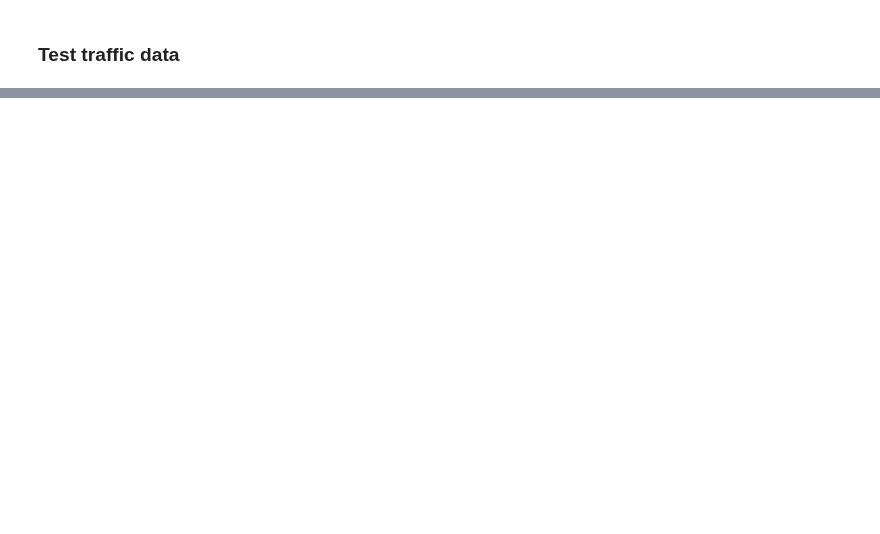
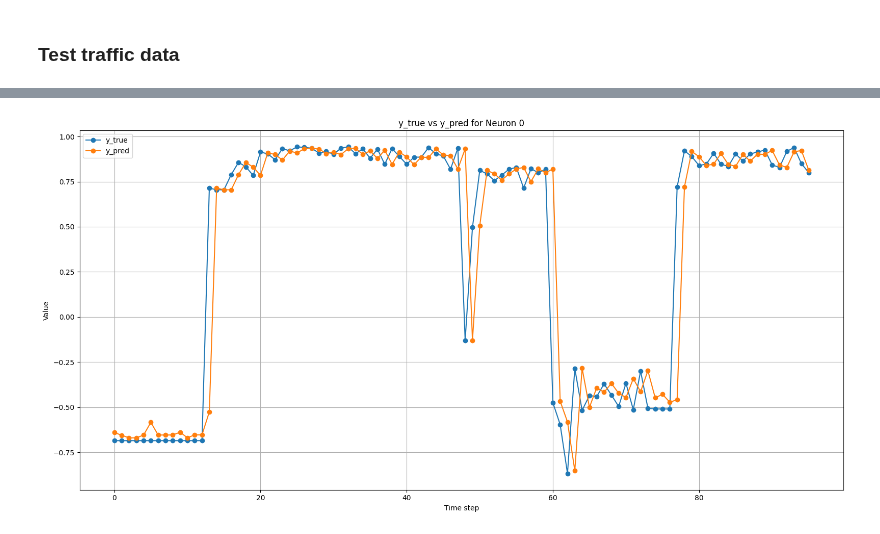
Before and after one commit to riccardocappi/Kan-for-Interpretable-Graph-Dynamics, a Jupyter notebook: post_processing.ipynb, the cells around one changed output, grey strips where cells are left out. Saved outputs shown, nothing was run; the diff lists cells and outputs as text; code cells hidden in the pictures; blank space fills up the shorter version.

```diff
--- a/post_processing.ipynb
+++ b/post_processing.ipynb
@@ -146,0 +330,13 @@ exp.run()
+# %%
+best_model = build_model_from_file(
+    best_params_file='./saved_models_optuna/model-metrla-gkan/metrla-ic10/0/best_params.json',
+    best_state_path='./saved_models_optuna/model-metrla-gkan/metrla-ic10/0/gkan/state_dict.pth',
+    message_passing=True,
+    include_time=True,
+    edge_index=dataset[0].edge_index
+)
+# %%
+train_size = int(0.8 * len(dataset))
+
+training_set = dataset[:train_size]
+valid_set = dataset[train_size:]
@@ -146,0 +353,22 @@ exp.run()
+# %%
+y_true, y_pred = plot_predictions(
+    best_model,
+    training_set,
+    valid_set,
+    method='midpoint'
+)
+# %%
+node_index = 0
+
+plt.figure(figsize=(16, 8))
+plt.plot(y_true[:, node_index, :], label='y_true', marker='o')
+plt.plot(y_pred[:, node_index, :], label='y_pred', marker='o')
+plt.xlabel('Time step')
+plt.ylabel('Value')
+plt.title(f'y_true vs y_pred for Neuron {node_index}')
+plt.legend()
+plt.grid(True)
+plt.tight_layout()
+plt.show()
+# %% [output]
+[figure, added]
```
Also changed, not shown: parts of 25 cells of this notebook, 28 other files.
